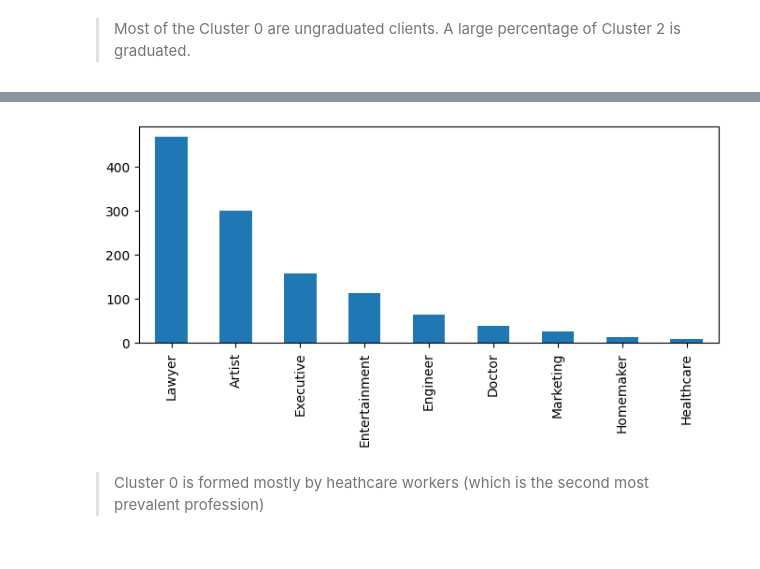
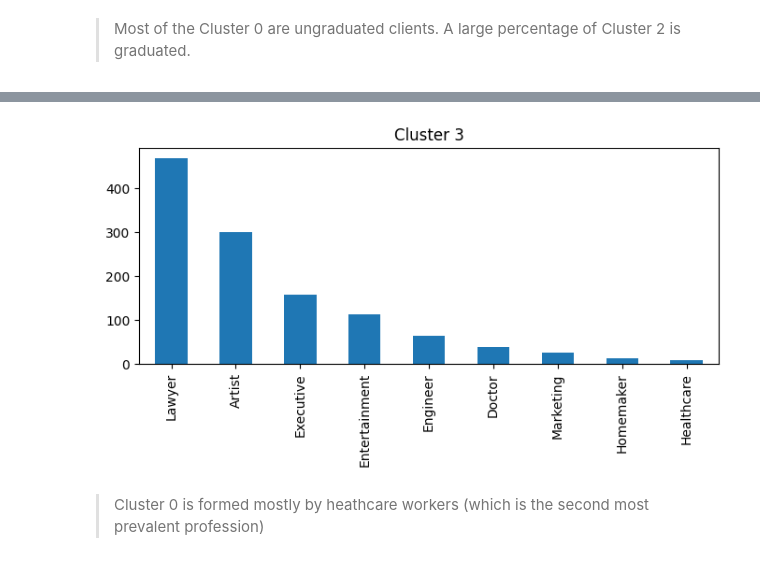
Before and after one commit to franklinzppa/customer-clusterization, a Jupyter notebook: customer-cluster.ipynb, the cells around one changed output, grey strips where cells are left out. Cells and saved outputs as stored; diff of their text form; code cells hidden in the pictures.

```diff
--- a/customer-cluster.ipynb
+++ b/customer-cluster.ipynb
@@ -464,9 +471,10 @@ plt.show()
 # %%
 plt.figure(figsize=(8,3))
+plt.title('Cluster 3')
 df_results[df_results['Label'] == 3]['Profession'].value_counts().plot(kind='bar')
 plt.show()
 # %% [output]
-[figure, old version]
+[figure, new version]
 # %% [markdown]
 > Cluster 0 is formed mostly by heathcare workers (which is the second most prevalent profession)
 # %%
```
Also changed, not shown: parts of 11 cells of this notebook.
